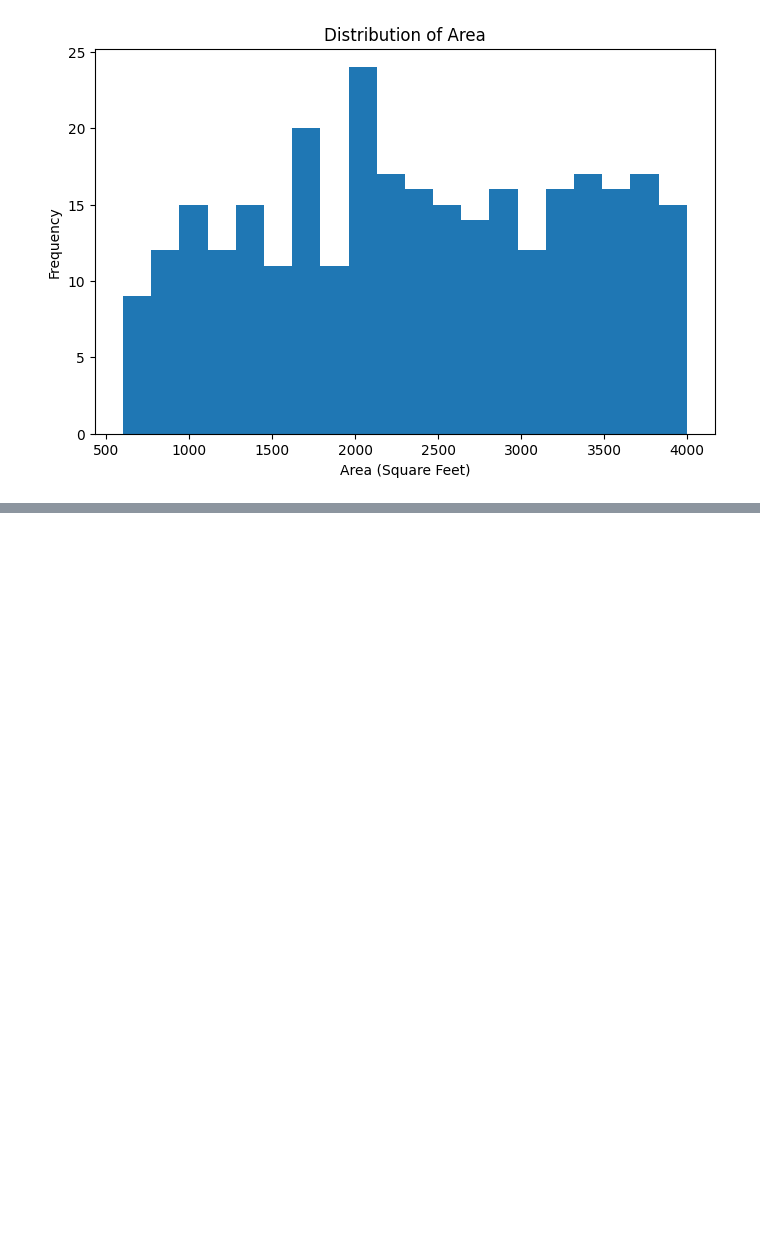
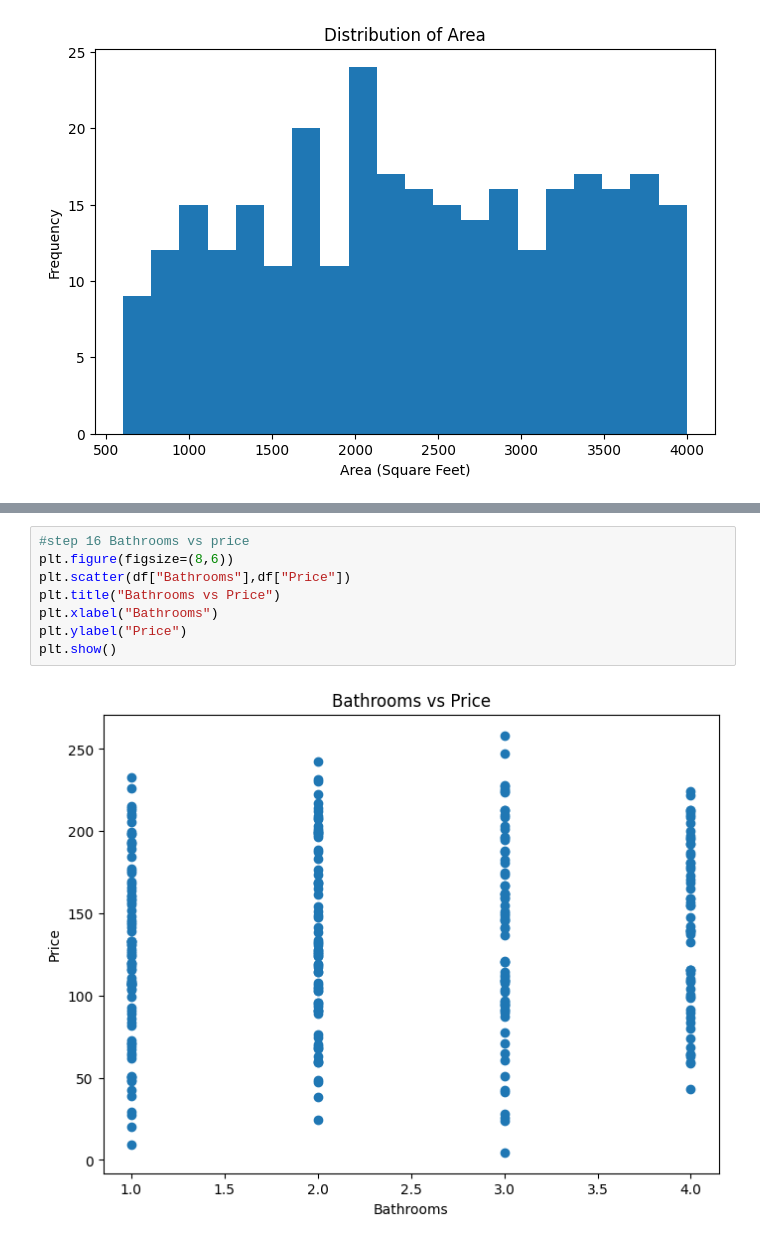
Before and after one commit to sarapallejyo2006/sarapalle-jyothi, a Jupyter notebook: Untitled8.ipynb, the cells around one changed output, grey strips where cells are left out. Drawn from its saved outputs; the diff is of its cells as text; blank space fills up the shorter version.

```diff
--- a/Untitled8.ipynb
+++ b/Untitled8.ipynb
@@ -113,0 +150,10 @@ plt.show()
+# %%
+#step 16 Bathrooms vs price
+plt.figure(figsize=(8,6))
+plt.scatter(df["Bathrooms"],df["Price"])
+plt.title("Bathrooms vs Price")
+plt.xlabel("Bathrooms")
+plt.ylabel("Price")
+plt.show()
+# %% [output]
+[figure, added]
```
Also changed, not shown: parts of 16 cells of this notebook.
